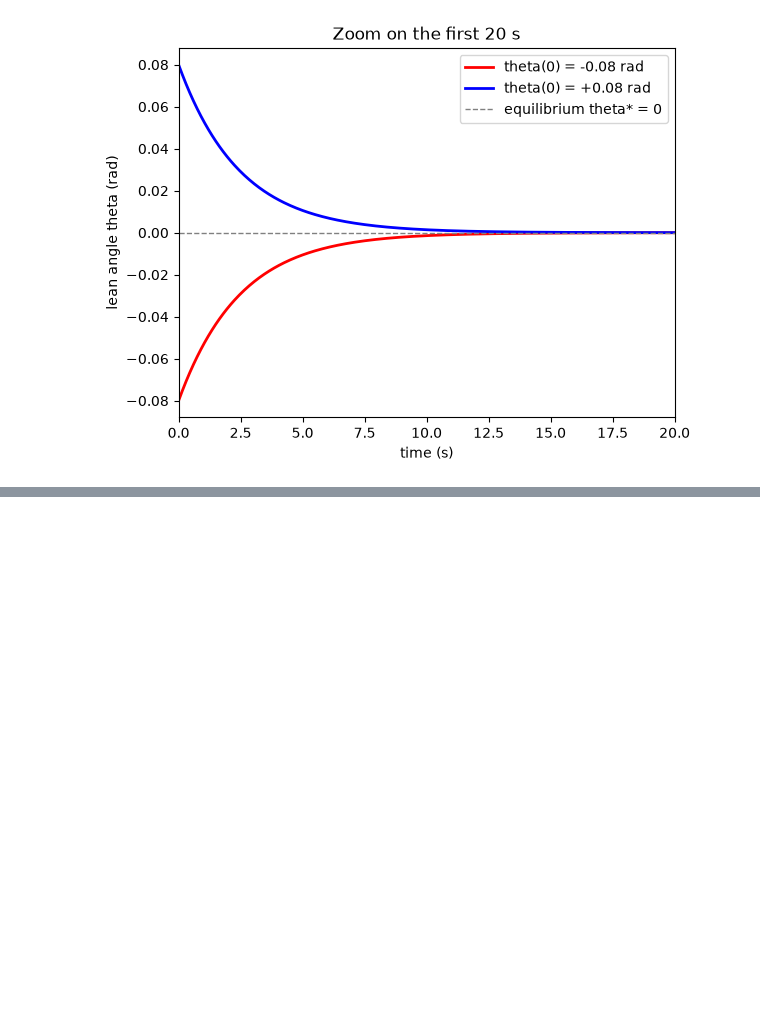
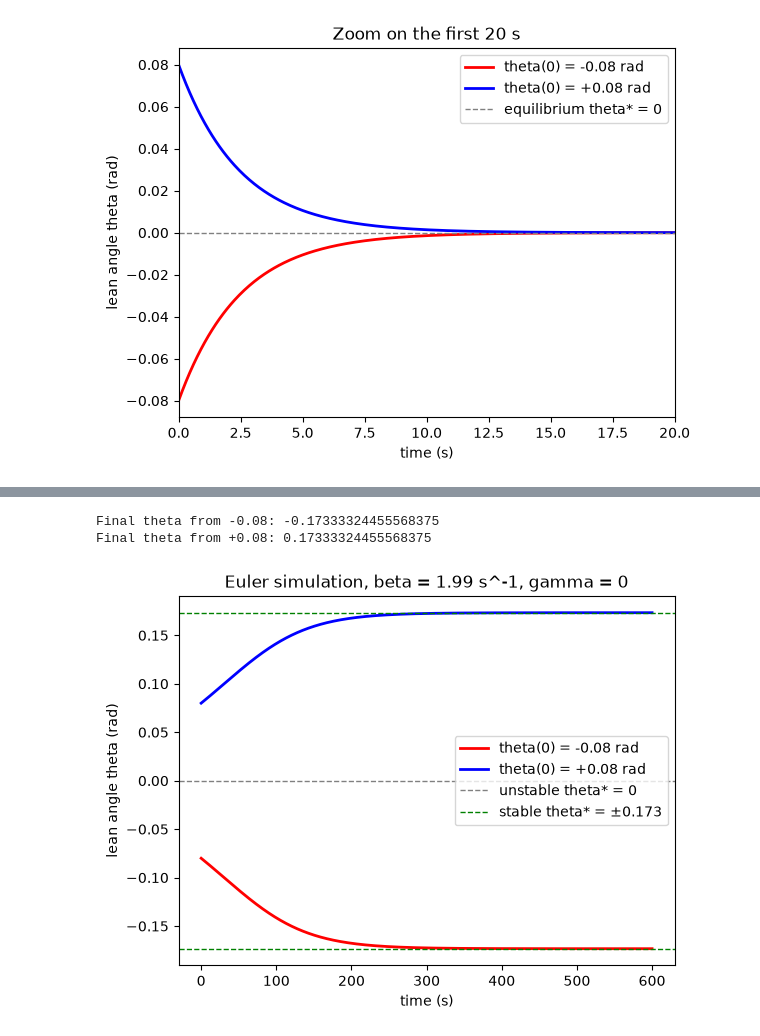
Before and after one commit to zoesauge/Control_Posture_Project, a Jupyter notebook: Questions_code.ipynb, the cells around one changed output, grey strips where cells are left out. Saved outputs shown, nothing was run; the diff lists cells and outputs as text; code cells hidden in the pictures; blank space fills up the shorter version.

```diff
--- a/Questions_code.ipynb
+++ b/Questions_code.ipynb
@@ -90,0 +118,23 @@ plt.show()
+# %%
+# --- Simulations ---
+theta_neg_weak = euler(-0.08, h, n_steps, alpha, beta_weak, gamma)
+theta_pos_weak = euler(0.08, h, n_steps, alpha, beta_weak, gamma)
+
+print("Final theta from -0.08:", theta_neg_weak[-1])
+print("Final theta from +0.08:", theta_pos_weak[-1])
+
+plt.plot(time, theta_neg_weak, color="red", lw=2, label="theta(0) = -0.08 rad")
+plt.plot(time, theta_pos_weak, color="blue", lw=2, label="theta(0) = +0.08 rad")
+plt.axhline(0, color="grey", lw=1, ls="--", label="unstable theta* = 0")
+plt.axhline(equilibria[-1], color="green", lw=1, ls="--", label="stable theta* = ±0.173")
+plt.axhline(equilibria[0], color="green", lw=1, ls="--")
+plt.xlabel("time (s)")
+plt.ylabel("lean angle theta (rad)")
+plt.title("Euler simulation, beta = 1.99 s^-1, gamma = 0")
+plt.legend()
+plt.savefig("figures/q4_euler.png", dpi=300, bbox_inches="tight")
+plt.show()
+# %% [output]
+Final theta from -0.08: -0.17333324455568375
+Final theta from +0.08: 0.17333324455568375
+[figure, added]
```
Also changed, not shown: parts of 2 cells of this notebook, 2 other files.
